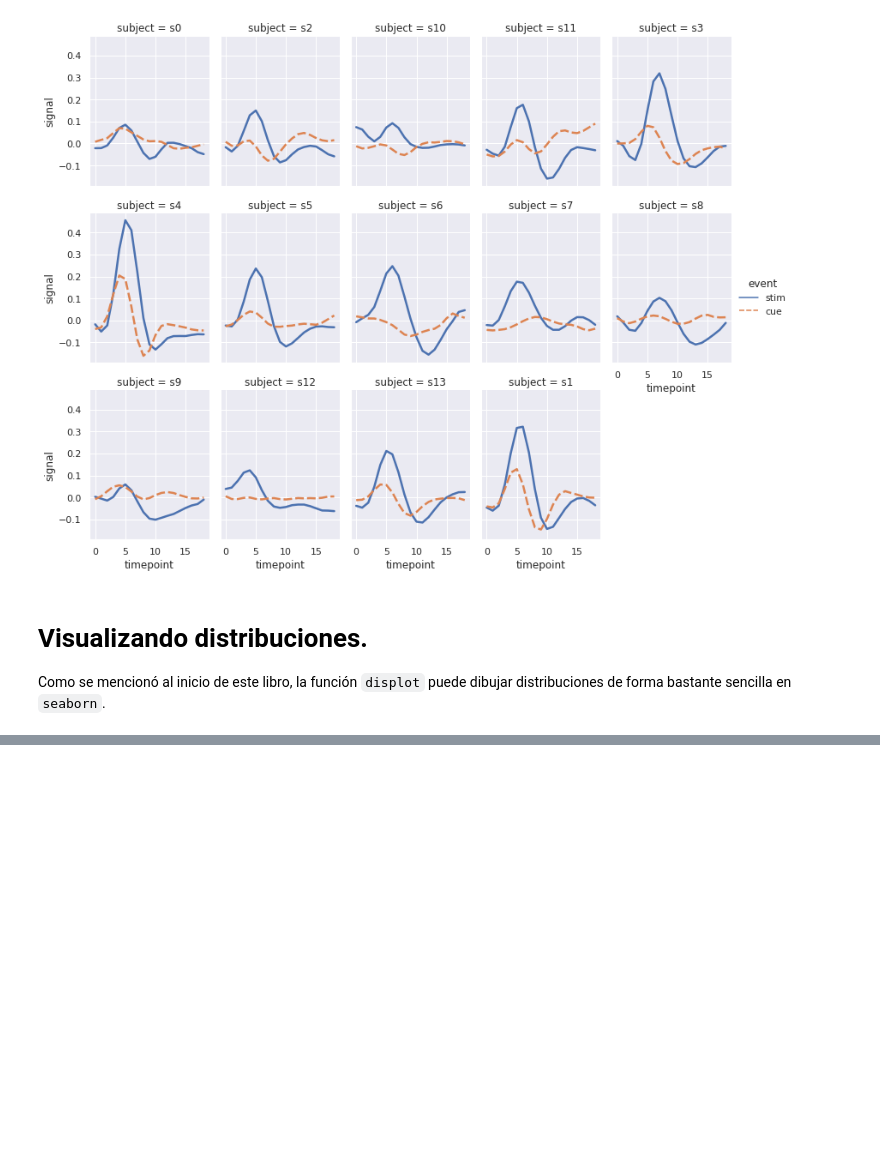
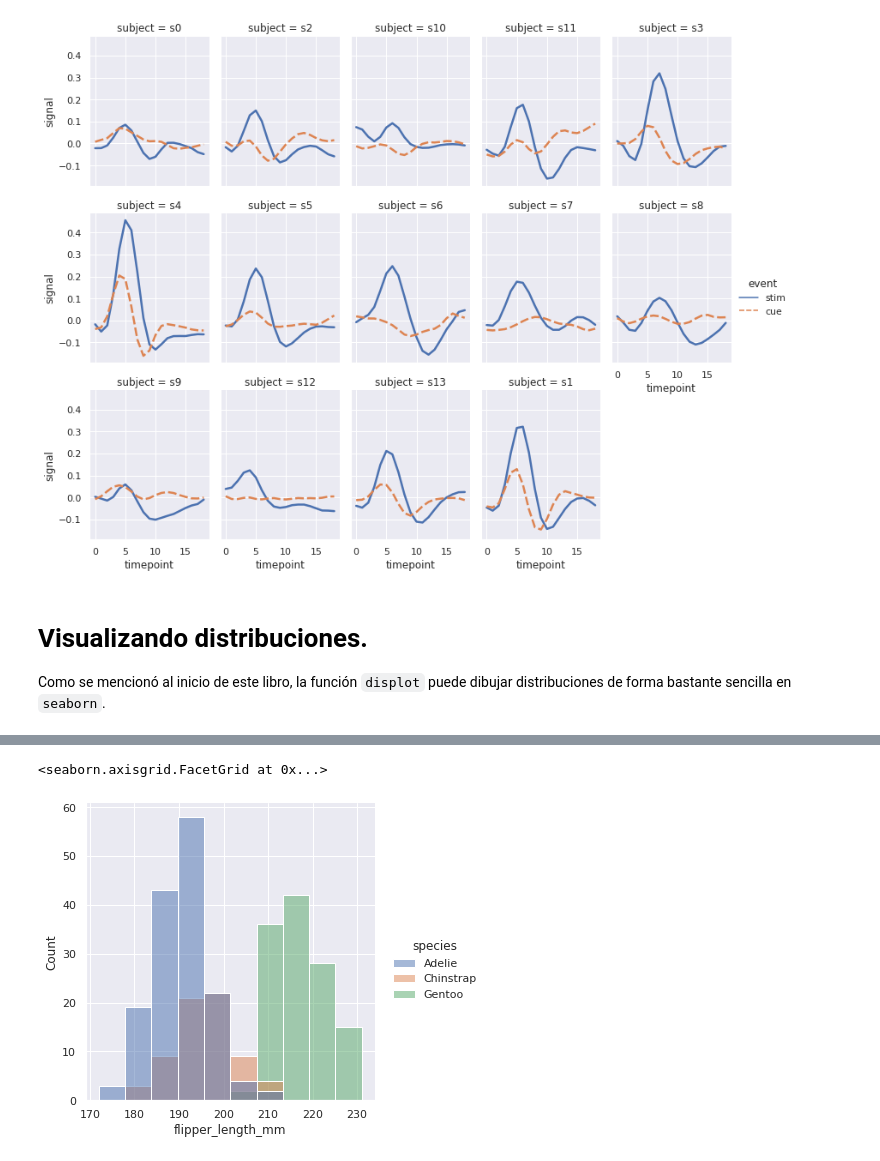
Before and after one commit to luisbarboza27/Notebooks_CA0502, a Jupyter notebook: Semana_5_2.ipynb, the cells around one changed output, grey strips where cells are left out. Saved outputs shown, nothing was run; the diff lists cells and outputs as text; code cells hidden in the pictures; blank space fills up the shorter version.

```diff
--- a/Semana_5_2.ipynb
+++ b/Semana_5_2.ipynb
@@ -310,0 +316,5 @@ Como se mencionó al inicio de este libro, la función `displot` puede dibujar d
+# %%
+sns.displot(penguins, x="flipper_length_mm", hue="species")
+# %% [output]
+<seaborn.axisgrid.FacetGrid at 0x...>
+[figure, added]
```
Also changed, not shown: parts of 15 cells of this notebook.
